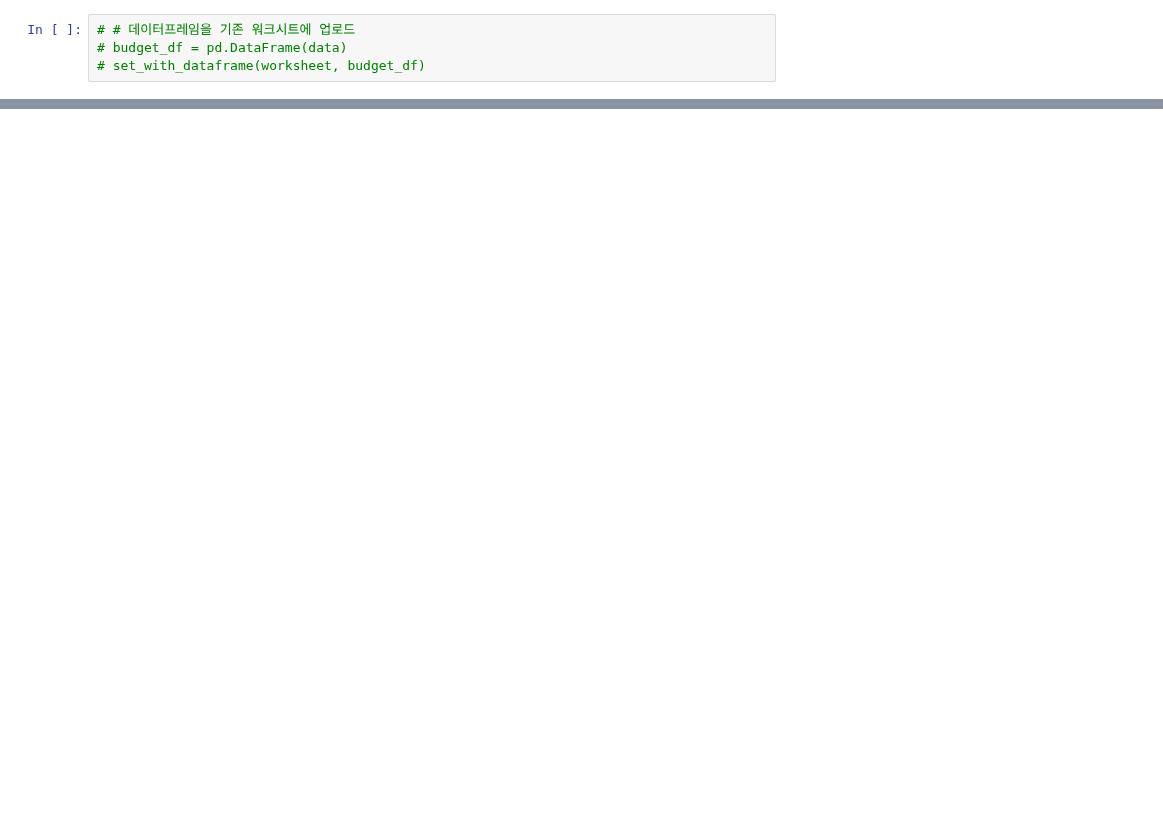
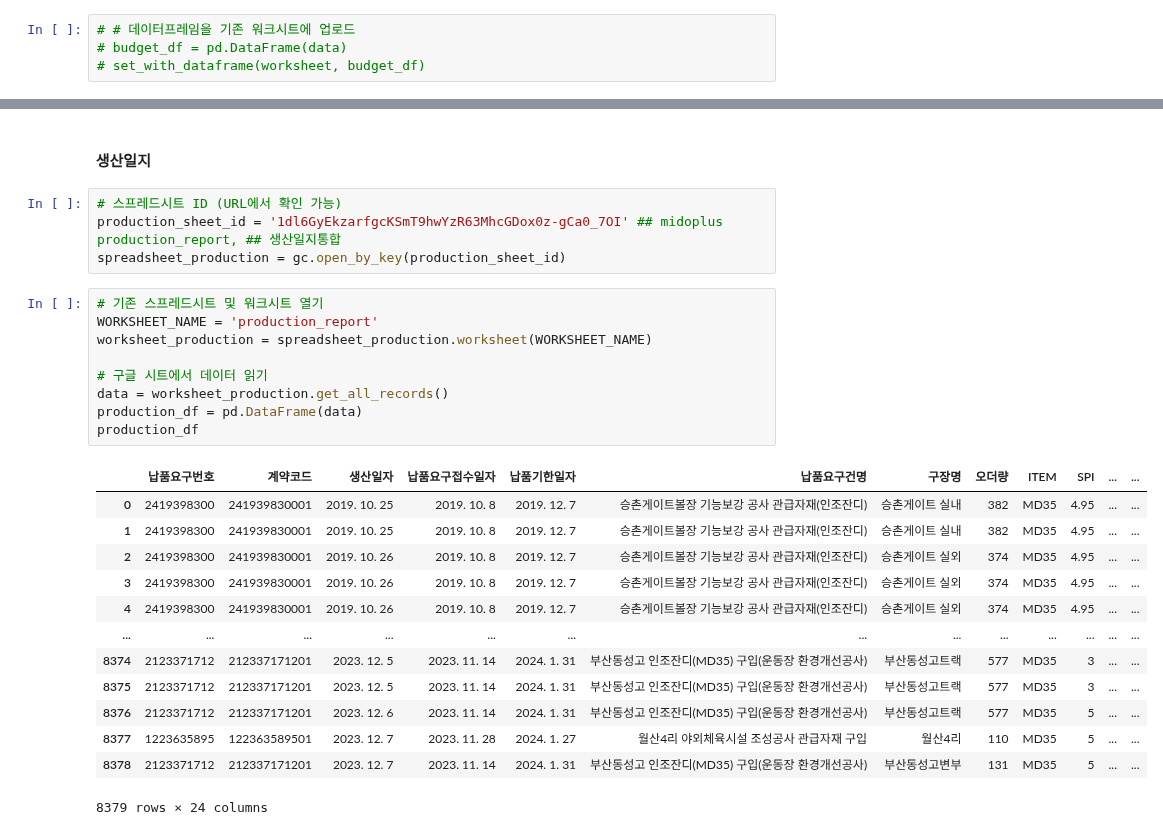
Before and after one commit to kkwann/mido_project, a Jupyter notebook: 00.BigQuery_Sheets.ipynb, the cells around one changed output, grey strips where cells are left out. Drawn from its saved outputs; the diff is of its cells as text; blank space fills up the shorter version.

```diff
--- a/00.BigQuery_Sheets.ipynb
+++ b/00.BigQuery_Sheets.ipynb
@@ -213,0 +257,29 @@ worksheet_shopping_prod.update([shopping_prod_df_fin.columns.values.tolist()] +
+# %% [markdown]
+#### 생산일지
+# %%
+# 스프레드시트 ID (URL에서 확인 가능)
+production_sheet_id = '1dl6GyEkzarfgcKSmT9hwYzR63MhcGDox0z-gCa0_7OI' ## midoplus production_report, ## 생산일지통합
+spreadsheet_production = gc.open_by_key(production_sheet_id)
+# %%
+# 기존 스프레드시트 및 워크시트 열기
+WORKSHEET_NAME = 'production_report'
+worksheet_production = spreadsheet_production.worksheet(WORKSHEET_NAME)
+
+# 구글 시트에서 데이터 읽기
+data = worksheet_production.get_all_records()
+production_df = pd.DataFrame(data)
+production_df
+# %% [output]
+|  | 납품요구번호 | 계약코드 | 생산일자 | 납품요구접수일자 | 납품기한일자 | 납품요구건명 | 구장명 | 오더량 | ITEM | SPI | ... | ... |
+| 0 | 2419398300 | 241939830001 | 2019. 10. 25 | 2019. 10. 8 | 2019. 12. 7 | 승촌게이트볼장 기능보강 공사 관급자재(인조잔디) | 승촌게이트 실내 | 382 | MD35 | 4.95 | ... | ... |
+| 1 | 2419398300 | 241939830001 | 2019. 10. 25 | 2019. 10. 8 | 2019. 12. 7 | 승촌게이트볼장 기능보강 공사 관급자재(인조잔디) | 승촌게이트 실내 | 382 | MD35 | 4.95 | ... | ... |
+| 2 | 2419398300 | 241939830001 | 2019. 10. 26 | 2019. 10. 8 | 2019. 12. 7 | 승촌게이트볼장 기능보강 공사 관급자재(인조잔디) | 승촌게이트 실외 | 374 | MD35 | 4.95 | ... | ... |
+| 3 | 2419398300 | 241939830001 | 2019. 10. 26 | 2019. 10. 8 | 2019. 12. 7 | 승촌게이트볼장 기능보강 공사 관급자재(인조잔디) | 승촌게이트 실외 | 374 | MD35 | 4.95 | ... | ... |
+| 4 | 2419398300 | 241939830001 | 2019. 10. 26 | 2019. 10. 8 | 2019. 12. 7 | 승촌게이트볼장 기능보강 공사 관급자재(인조잔디) | 승촌게이트 실외 | 374 | MD35 | 4.95 | ... | ... |
+| ... | ... | ... | ... | ... | ... | ... | ... | ... | ... | ... | ... | ... |
+| 8374 | 2123371712 | 212337171201 | 2023. 12. 5 | 2023. 11. 14 | 2024. 1. 31 | 부산동성고 인조잔디(MD35) 구입(운동장 환경개선공사) | 부산동성고트랙 | 577 | MD35 | 3 | ... | ... |
+| 8375 | 2123371712 | 212337171201 | 2023. 12. 5 | 2023. 11. 14 | 2024. 1. 31 | 부산동성고 인조잔디(MD35) 구입(운동장 환경개선공사) | 부산동성고트랙 | 577 | MD35 | 3 | ... | ... |
+| 8376 | 2123371712 | 212337171201 | 2023. 12. 6 | 2023. 11. 14 | 2024. 1. 31 | 부산동성고 인조잔디(MD35) 구입(운동장 환경개선공사) | 부산동성고트랙 | 577 | MD35 | 5 | ... | ... |
+| 8377 | 1223635895 | 122363589501 | 2023. 12. 7 | 2023. 11. 28 | 2024. 1. 27 | 월산4리 야외체육시설 조성공사 관급자재 구입 | 월산4리 | 110 | MD35 | 5 | ... | ... |
+| 8378 | 2123371712 | 212337171201 | 2023. 12. 7 | 2023. 11. 14 | 2024. 1. 31 | 부산동성고 인조잔디(MD35) 구입(운동장 환경개선공사) | 부산동성고변부 | 131 | MD35 | 5 | ... | ... |
+8379 rows × 24 columns
```
Also changed, not shown: parts of 17 cells of this notebook, 1 other file.
